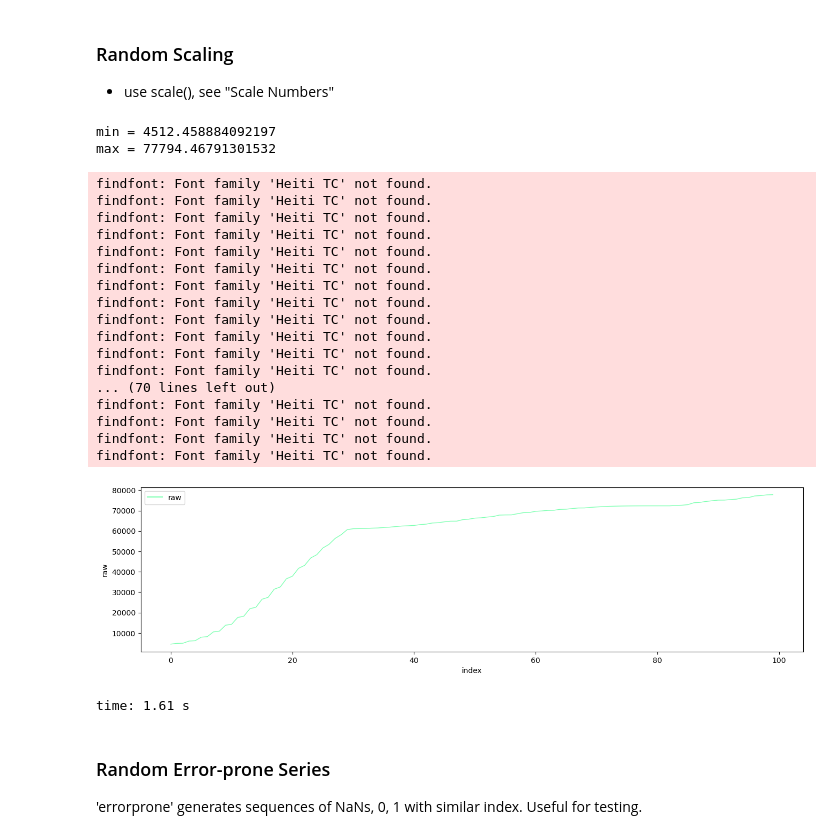
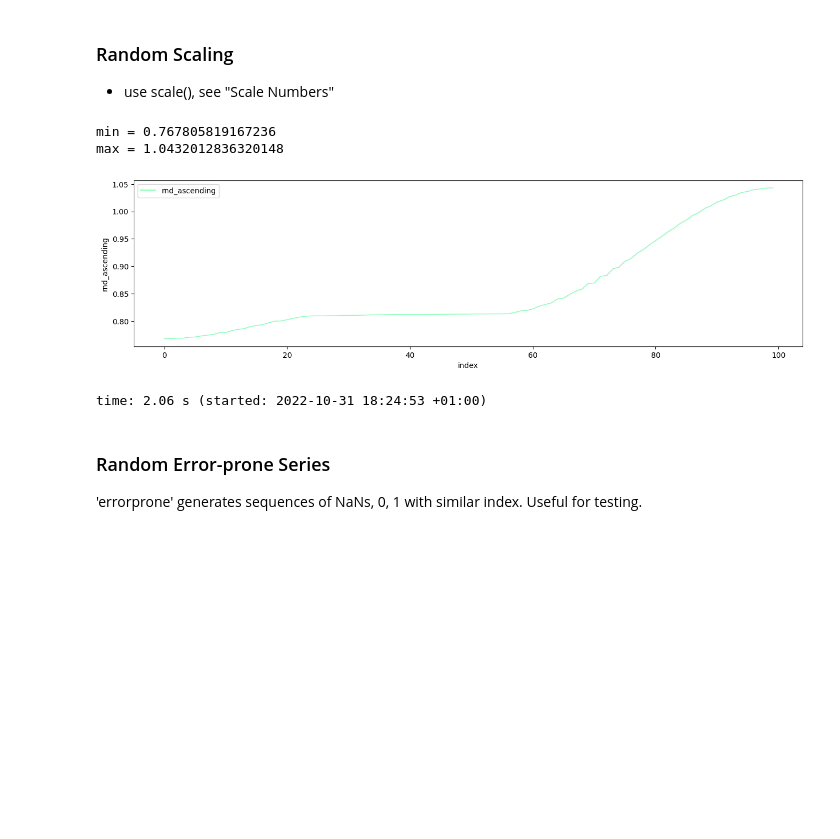
Before and after one commit to djekra/pandasklar, a Jupyter notebook: jupyter/10_Create_Random_Data.ipynb, the cells around one changed output. Drawn from its saved outputs; the diff is of its cells as text; code cells hidden in the pictures; blank space fills up the shorter version.

```diff
--- a/jupyter/10_Create_Random_Data.ipynb
+++ b/jupyter/10_Create_Random_Data.ipynb
@@ -201,35 +167,18 @@ time: 4.34 s
 * use scale(), see "Scale Numbers"
 # %%
 s = pak.random_series(100, 'a')
-s = pak.scale(raw, 'random')
+s = pak.scale(s, 'random')
 
 print(  'min =', s.min() )
 print(  'max =', s.max() )
 
 %matplotlib inline
 pak.plot(s)
 # %% [output]
-min = 4512.458884092197
-max = 77794.46791301532
+min = 0.767805819167236
+max = 1.0432012836320148
+[figure, new version]
-findfont: Font family 'Heiti TC' not found.
-findfont: Font family 'Heiti TC' not found.
-findfont: Font family 'Heiti TC' not found.
-findfont: Font family 'Heiti TC' not found.
-findfont: Font family 'Heiti TC' not found.
-findfont: Font family 'Heiti TC' not found.
-findfont: Font family 'Heiti TC' not found.
-findfont: Font family 'Heiti TC' not found.
-findfont: Font family 'Heiti TC' not found.
-findfont: Font family 'Heiti TC' not found.
-findfont: Font family 'Heiti TC' not found.
-findfont: Font family 'Heiti TC' not found.
-... (70 lines left out)
-findfont: Font family 'Heiti TC' not found.
-findfont: Font family 'Heiti TC' not found.
-findfont: Font family 'Heiti TC' not found.
-findfont: Font family 'Heiti TC' not found.
+time: 2.06 s (started: 2022-10-31 18:24:53 +01:00)
-[figure, old version]
-time: 1.61 s
 # %% [markdown]
 ### Random Error-prone Series
 'errorprone' generates sequences of NaNs, 0, 1 with similar index.
```
Also changed, not shown: parts of 26 cells of this notebook, 10 other files.
